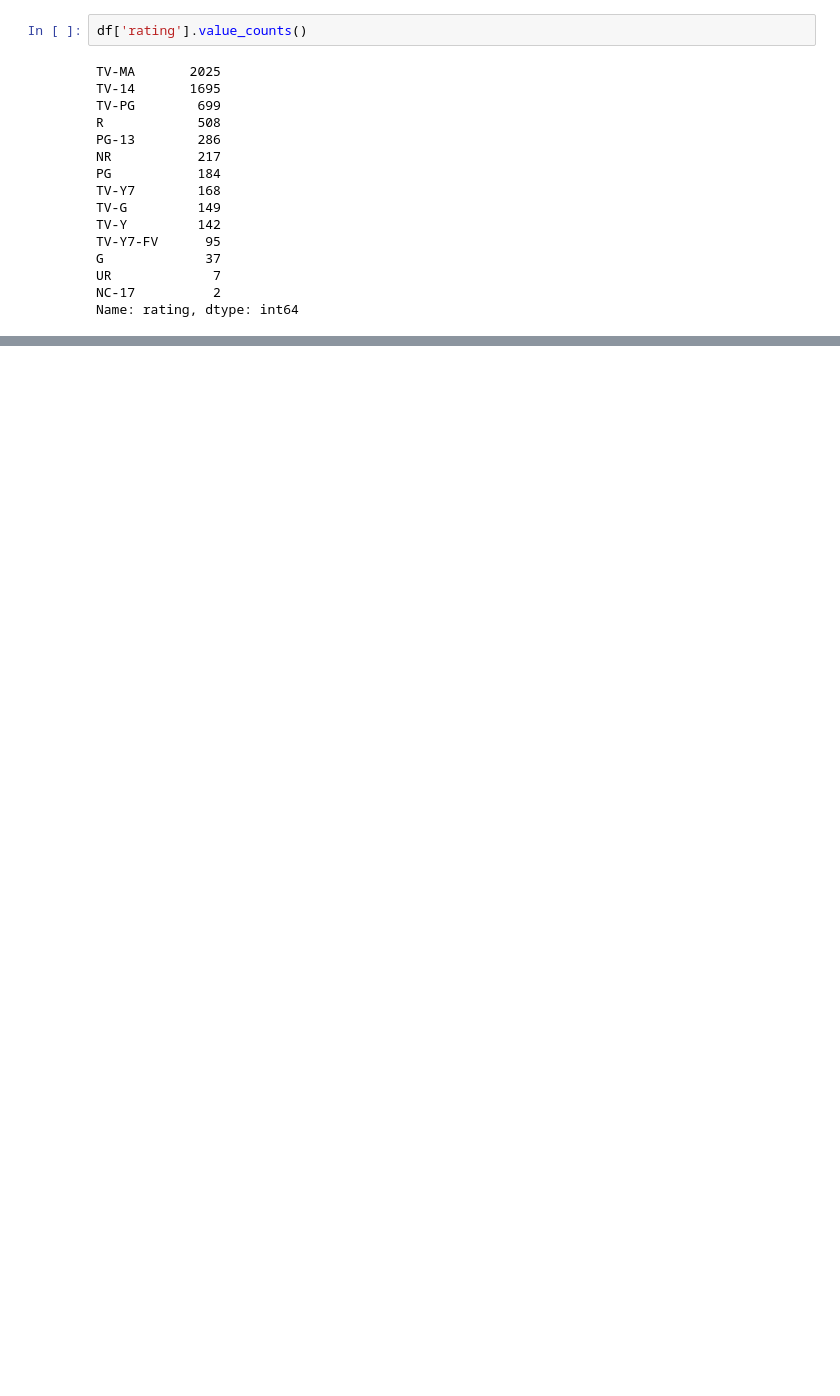
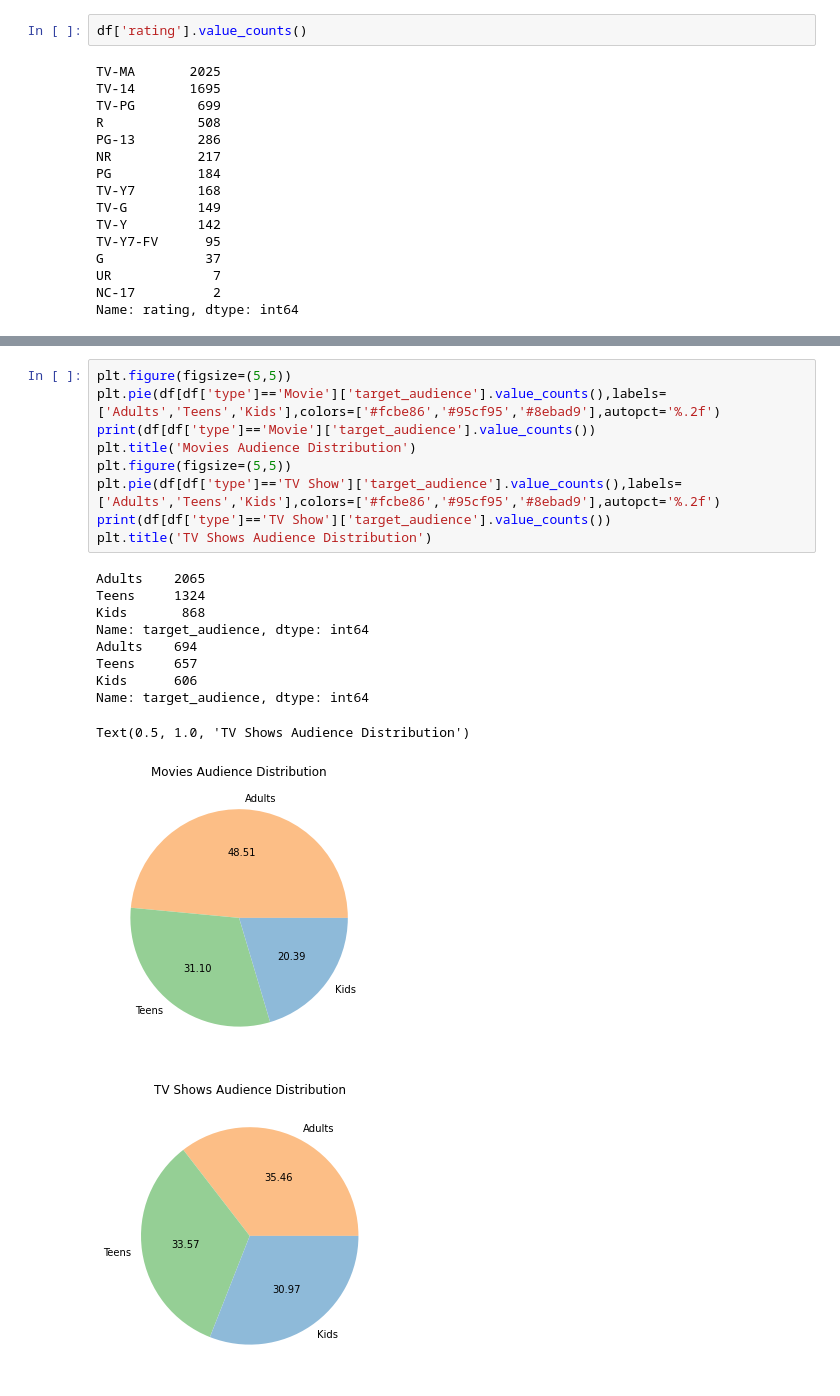
Before and after one commit to HeptaDecane/Hons.DSV, a Jupyter notebook: A06/notebook.ipynb, the cells around one changed output, grey strips where cells are left out. Cells and saved outputs as stored; diff of their text form; blank space fills up the shorter version.

```diff
--- a/A06/notebook.ipynb
+++ b/A06/notebook.ipynb
@@ -121,0 +231,21 @@ Name: type, dtype: int64
+# %%
+plt.figure(figsize=(5,5))
+plt.pie(df[df['type']=='Movie']['target_audience'].value_counts(),labels=['Adults','Teens','Kids'],colors=['#fcbe86','#95cf95','#8ebad9'],autopct='%.2f')
+print(df[df['type']=='Movie']['target_audience'].value_counts())
+plt.title('Movies Audience Distribution')
+plt.figure(figsize=(5,5))
+plt.pie(df[df['type']=='TV Show']['target_audience'].value_counts(),labels=['Adults','Teens','Kids'],colors=['#fcbe86','#95cf95','#8ebad9'],autopct='%.2f')
+print(df[df['type']=='TV Show']['target_audience'].value_counts())
+plt.title('TV Shows Audience Distribution')
+# %% [output]
+Adults    2065
+Teens     1324
+Kids       868
+Name: target_audience, dtype: int64
+Adults    694
+Teens     657
+Kids      606
+Name: target_audience, dtype: int64
+Text(0.5, 1.0, 'TV Shows Audience Distribution')
+[figure, added]
+[figure, added]
```
Also changed, not shown: parts of 25 cells of this notebook.
